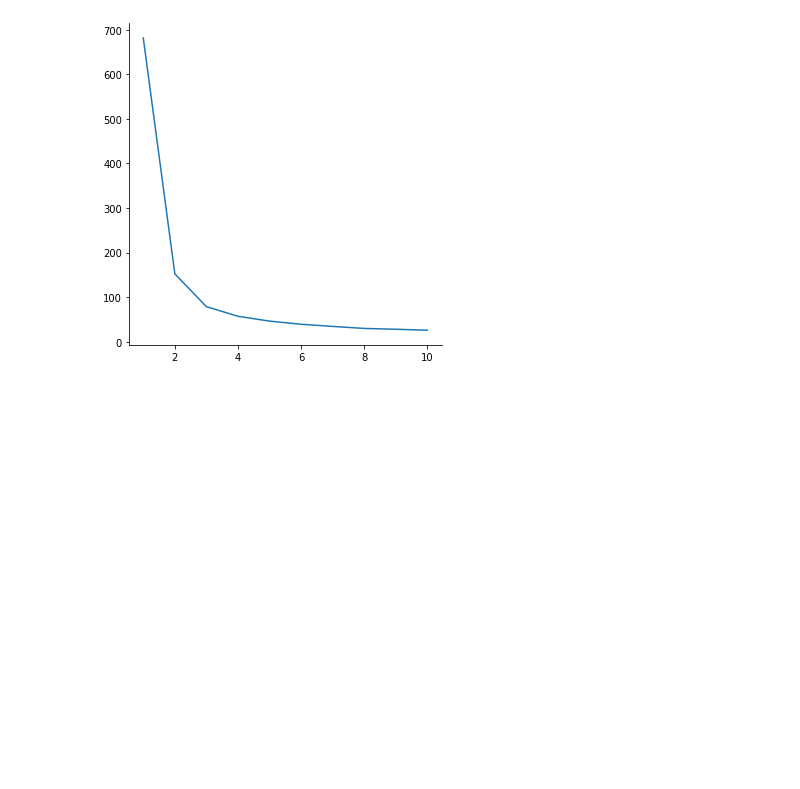
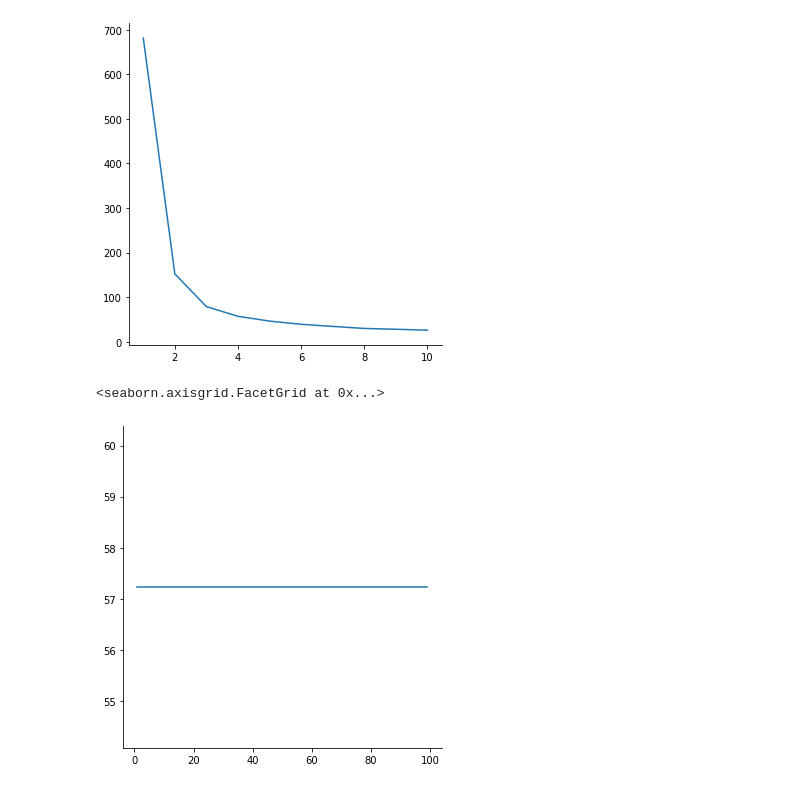
Before and after one commit to shreyansh273/GTx_6501, a Jupyter notebook: Week_2.ipynb, the cells around one changed output. Cells and saved outputs as stored; diff of their text form; code cells hidden in the pictures; blank space fills up the shorter version.

```diff
--- a/Week_2.ipynb
+++ b/Week_2.ipynb
@@ -63,3 +54,16 @@ sns.relplot(y=error, kind='line', x=range(1,11))
 # %% [output]
 <seaborn.axisgrid.FacetGrid at 0x...>
 [figure]
+# %%
+error = []
+labels = []
+for i in range(1, 100):
+  kmeans = KMeans(n_clusters=4, random_state=52)
+  kmeans.fit(X)
+  labels.append(kmeans.labels_)
+  error.append(kmeans.inertia_)
+# %%
+sns.relplot(x=range(1,100), y=error, kind='line')
+# %% [output]
+<seaborn.axisgrid.FacetGrid at 0x...>
+[figure, added]
```
Also changed, not shown: parts of 4 cells of this notebook.
